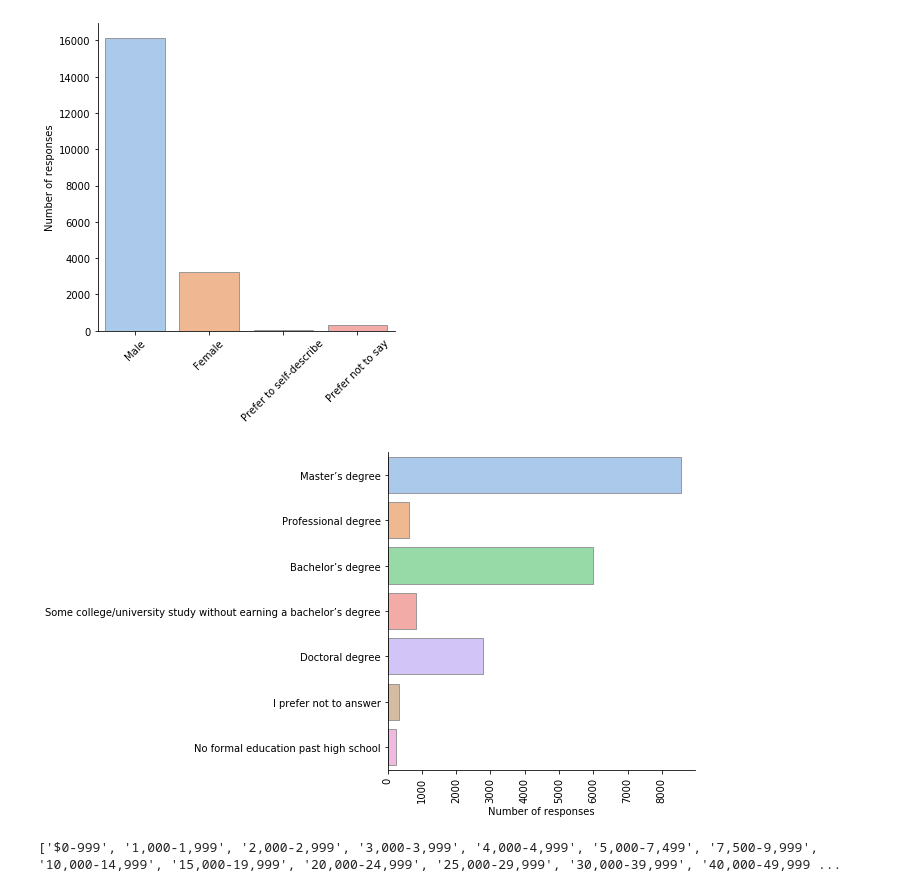
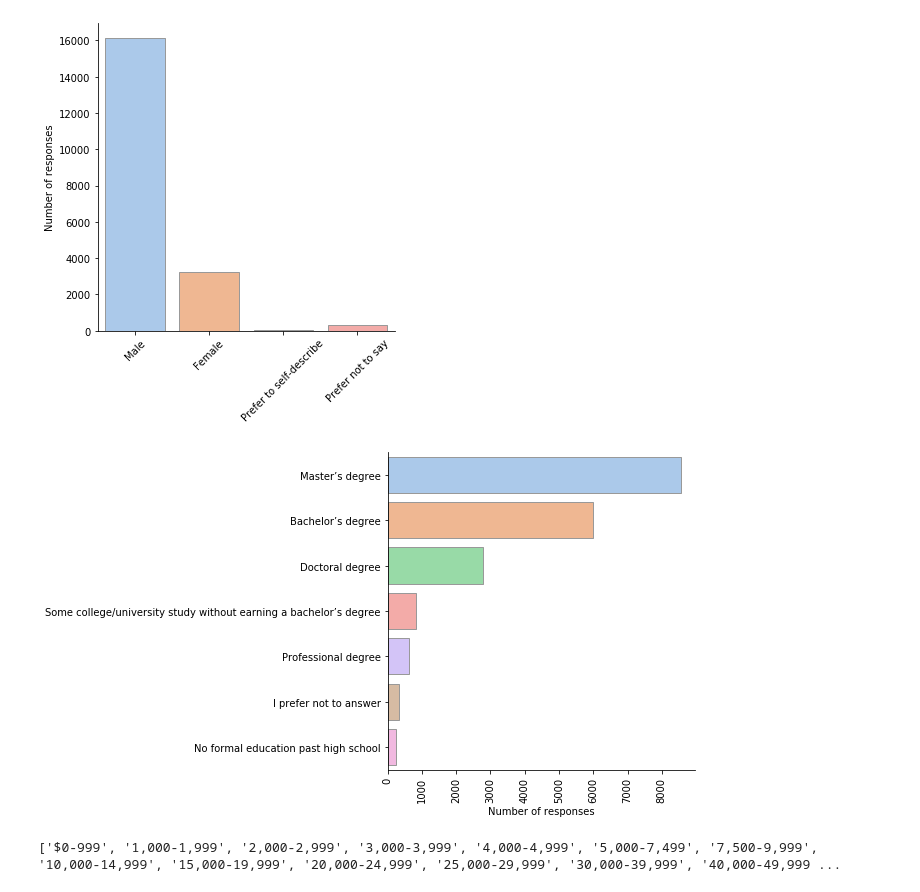
Before and after one commit to piszewc/python-deep-learning-data-science, a Jupyter notebook: Kaggle/Kaggle Survey.ipynb, the cells around one changed output. Saved outputs shown, nothing was run; the diff lists cells and outputs as text; code cells hidden in the pictures.

```diff
--- a/Kaggle/Kaggle Survey.ipynb
+++ b/Kaggle/Kaggle Survey.ipynb
@@ -81,12 +81,12 @@ plt.show()
 [figure]
 # %%
 ax = sns.catplot(y="Q4", kind="count",
-            palette="pastel", edgecolor=".6", data=data);
+            palette="pastel", edgecolor=".6", data=data, order=data.Q4.value_counts().index);
 ax.set(xlabel='Number of responses', ylabel="")
 ax.set_xticklabels(rotation=90)
 plt.show()
 # %% [output]
-[figure, old version]
+[figure, new version]
 # %%
 sorted_paygroups = ['$0-999','1,000-1,999','2,000-2,999','3,000-3,999','4,000-4,999','5,000-7,499','7,500-9,999','10,000-14,999','15,000-19,999','20,000-24,999','25,000-29,999','30,000-39,999','40,000-49,999','50,000-59,999','60,000-69,999','70,000-79,999','80,000-89,999','90,000-99,999','100,000-124,999','125,000-149,999','150,000-199,999','200,000-249,999','250,000-299,999','300,000-500,000','>$500,000']
 print(sorted_paygroups)
```
Also changed, not shown: parts of 2 cells of this notebook.
